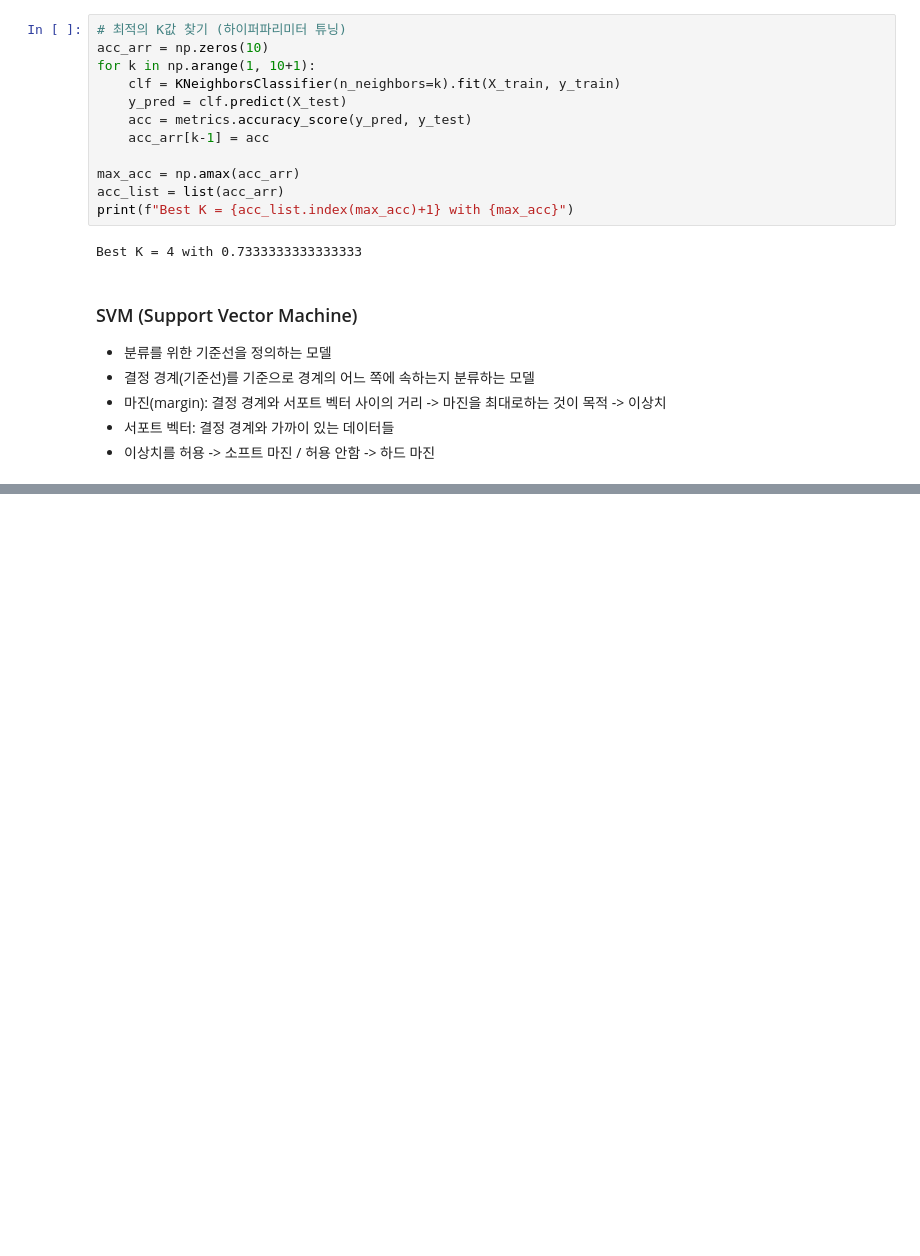
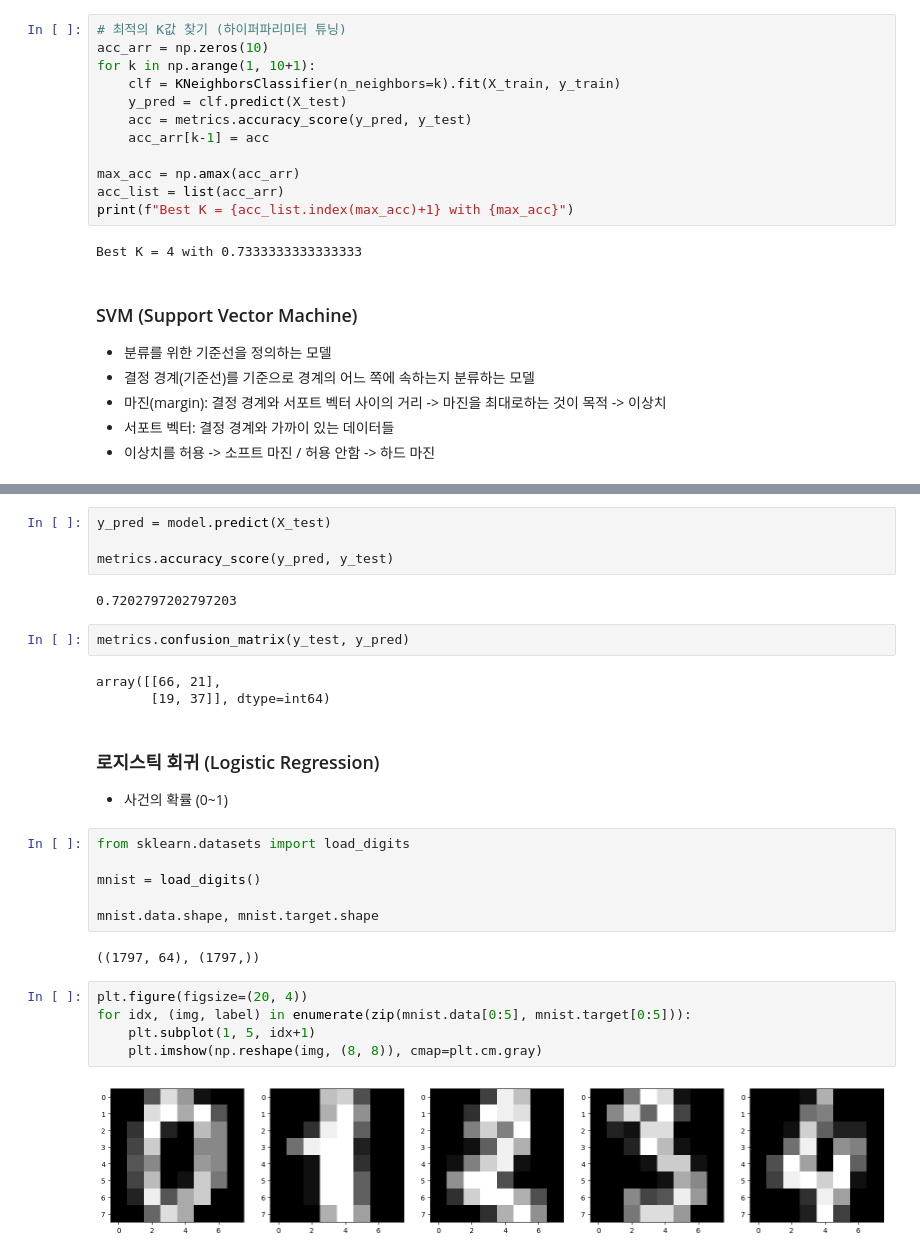
Before and after one commit to nuyhc/AIphoria, a Jupyter notebook: 7. PyTorch/7-2.MLwithTorch.ipynb, the cells around one changed output, grey strips where cells are left out. Drawn from its saved outputs; the diff is of its cells as text; blank space fills up the shorter version.

```diff
--- a/7. PyTorch/7-2.MLwithTorch.ipynb
+++ b/7. PyTorch/7-2.MLwithTorch.ipynb
@@ -70,0 +108,29 @@ metrics.accuracy_score(y_pred, y_test)
+# %%
+y_pred = model.predict(X_test)
+
+metrics.accuracy_score(y_pred, y_test)
+# %% [output]
+0.7202797202797203
+# %%
+metrics.confusion_matrix(y_test, y_pred)
+# %% [output]
+array([[66, 21],
+       [19, 37]], dtype=int64)
+# %% [markdown]
+### 로지스틱 회귀 (Logistic Regression)
+- 사건의 확률 (0~1)
+# %%
+from sklearn.datasets import load_digits
+
+mnist = load_digits()
+
+mnist.data.shape, mnist.target.shape
+# %% [output]
+((1797, 64), (1797,))
+# %%
+plt.figure(figsize=(20, 4))
+for idx, (img, label) in enumerate(zip(mnist.data[0:5], mnist.target[0:5])):
+    plt.subplot(1, 5, idx+1)
+    plt.imshow(np.reshape(img, (8, 8)), cmap=plt.cm.gray)
+# %% [output]
+[figure, added]
```
Also changed, not shown: parts of 23 cells of this notebook.
